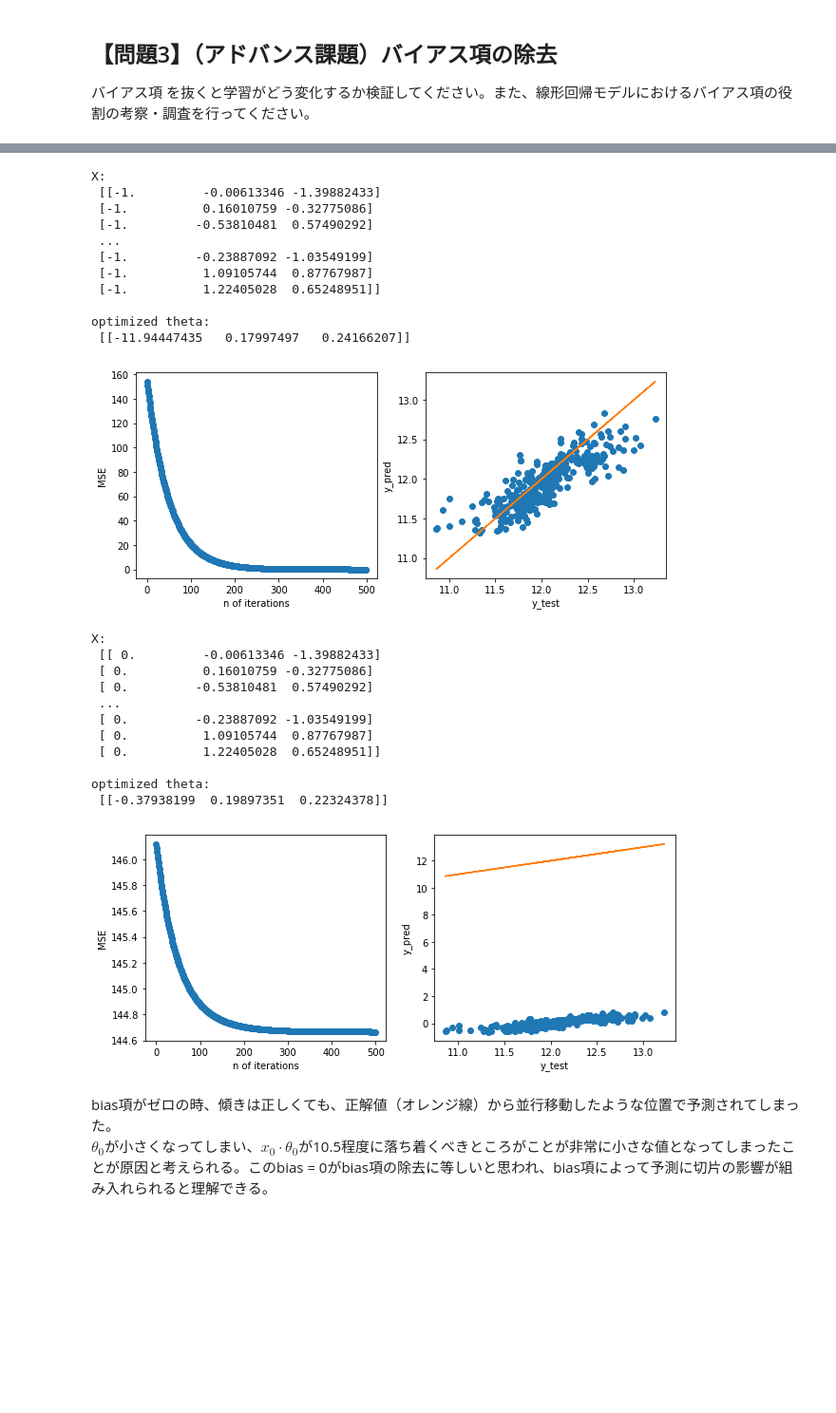
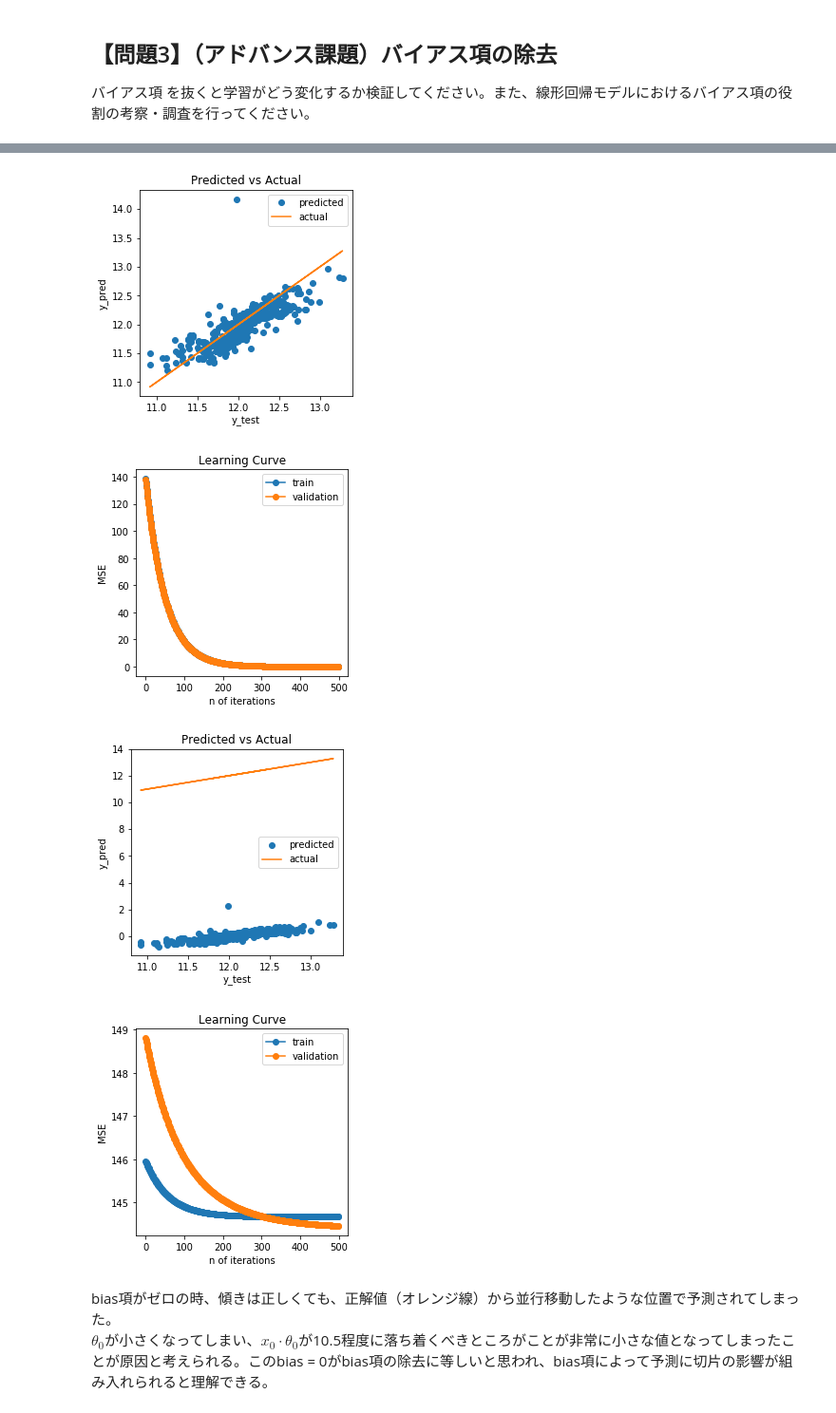
Before and after one commit to ohmorimori/diveintocode-ml, a Jupyter notebook: diveintocode-term1/sprint/sprint3/sprint3_ml_scratch_linear_regression.ipynb, the cells around one changed output, grey strips where cells are left out. Shown at 95% size. Cells and saved outputs as stored; diff of their text form; code cells hidden in the pictures; blank space fills up the shorter version.

```diff
--- a/diveintocode-term1/sprint/sprint3/sprint3_ml_scratch_linear_regression.ipynb
+++ b/diveintocode-term1/sprint/sprint3/sprint3_ml_scratch_linear_regression.ipynb
@@ -420,3 +395,28 @@ MSE: 0.044506
 まず、学習曲線を表示する関数を作成してください。
 
 線形回帰クラスの雛形ではself.loss, self.val_lossに損失を記録しておくようになっているため、入力にはこれを利用してください。
+# %%
+#結果のPlot用の関数
+import matplotlib.pyplot as plt
+
+def plot_reg_result(y_test, y_pred):
+    fig, ax = plt.subplots(1,1, figsize=(4,4 ))
+    ax.plot(y_test, y_pred, "o", label = 'predicted')
+    ax.plot(y_test, y_test, label = 'actual')
+
+    #label
+    ax.set_title('Predicted vs Actual')
+    ax.set_xlabel('y_test')
+    ax.set_ylabel('y_pred')
+    ax.legend()
+
+def plot_learning_curve(n_iter, loss, val_loss):
+    fig, ax = plt.subplots(1,1, figsize=(4,4 ))
+    ax.plot(np.array(range(n_iter)), loss, "o-", label = 'train')
+    ax.plot(np.array(range(n_iter)), val_loss, "o-", label = 'validation')
+
+    #label
+    ax.set_title('Learning Curve')
+    ax.set_xlabel('n of iterations')
+    ax.set_ylabel('MSE')
+    ax.legend()
@@ -426,7 +433,8 @@ MSE: 0.044506
 # %%
 #bias = 1 の時
 reg_bias= ScratchLinearRegression(num_iter=500, lr=0.01, bias=1, verbose=False)
-reg_bias.fit(X_train_z, y_train.values)
+reg_bias.fit(X_train_z, y_train.values, X_test_z, y_test.values)
 pred_bias = reg_bias.predict(X_test_z)
-plot_reg_result(reg_bias.iter, reg_bias.loss, y_test, pred_bias)
+plot_reg_result(y_test, pred_bias)
+plot_learning_curve(reg_bias.iter, reg_bias.loss, reg_bias.val_loss)
 # %% [output]
@@ -445,7 +443,8 @@ optimized theta:
 # %%
 #bias = 10 の時
 reg_bias= ScratchLinearRegression(num_iter=500, lr=0.01, bias=10, verbose=False)
-reg_bias.fit(X_train_z, y_train.values)
+reg_bias.fit(X_train_z, y_train.values, X_test_z, y_test.values)
 pred_bias = reg_bias.predict(X_test_z)
-plot_reg_result(reg_bias.iter, reg_bias.loss, y_test, pred_bias)
+plot_reg_result(y_test, pred_bias)
+plot_learning_curve(reg_bias.iter, reg_bias.loss, reg_bias.val_loss)
 # %% [output]
@@ -464,41 +453,23 @@ optimized theta:
 # %%
 #bias = -1 の時
 reg_bias= ScratchLinearRegression(num_iter=500, lr=0.01, bias=-1, verbose=False)
-reg_bias.fit(X_train_z, y_train.values)
+reg_bias.fit(X_train_z, y_train.values, X_test_z, y_test.values)
 pred_bias = reg_bias.predict(X_test_z)
-plot_reg_result(reg_bias.iter, reg_bias.loss, y_test, pred_bias)
+plot_reg_result(y_test, pred_bias)
+plot_learning_curve(reg_bias.iter, reg_bias.loss, reg_bias.val_loss)
 # %% [output]
-X:
- [[-1.         -0.00613346 -1.39882433]
- [-1.          0.16010759 -0.32775086]
- [-1.         -0.53810481  0.57490292]
- ...
- [-1.         -0.23887092 -1.03549199]
- [-1.          1.09105744  0.87767987]
- [-1.          1.22405028  0.65248951]]
-
-optimized theta:
- [[-11.94447435   0.17997497   0.24166207]]
-[figure, old version]
+[figure, new version]
+[figure, added]
 # %%
 #bias = 0 の時
 reg_bias= ScratchLinearRegression(num_iter=500, lr=0.01, bias=0, verbose=False)
-reg_bias.fit(X_train_z, y_train.values)
+reg_bias.fit(X_train_z, y_train.values, X_test_z, y_test.values)
 pred_bias = reg_bias.predict(X_test_z)
-plot_reg_result(reg_bias.iter, reg_bias.loss, y_test, pred_bias)
+plot_reg_result(y_test, pred_bias)
+plot_learning_curve(reg_bias.iter, reg_bias.loss, reg_bias.val_loss)
 # %% [output]
-X:
- [[ 0.         -0.00613346 -1.39882433]
- [ 0.          0.16010759 -0.32775086]
- [ 0.         -0.53810481  0.57490292]
- ...
- [ 0.         -0.23887092 -1.03549199]
- [ 0.          1.09105744  0.87767987]
- [ 0.          1.22405028  0.65248951]]
-
-optimized theta:
- [[-0.37938199  0.19897351  0.22324378]]
-[figure, old version]
+[figure, new version]
+[figure, added]
 # %% [markdown]
 bias項がゼロの時、傾きは正しくても、正解値（オレンジ線）から並行移動したような位置で予測されてしまった。<br>
 $\theta_{0}$が小さくなってしまい、$x_{0}\cdot \theta_{0}$が10.5程度に落ち着くべきところがことが非常に小さな値となってしまったことが原因と考えられる。このbias = 0がbias項の除去に等しいと思われ、bias項によって予測に切片の影響が組み入れられると理解できる。
```
Also changed, not shown: parts of 30 cells of this notebook.
